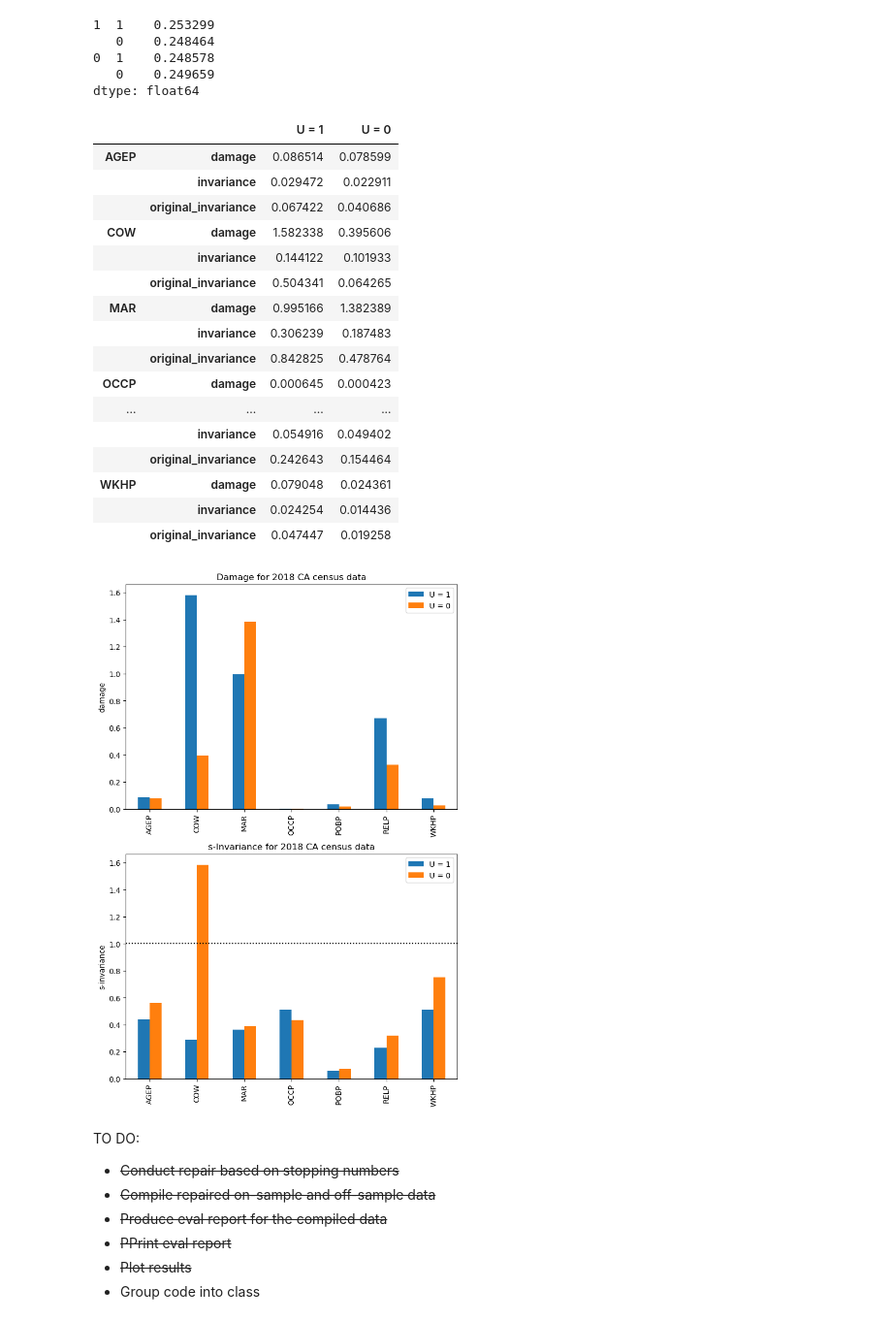
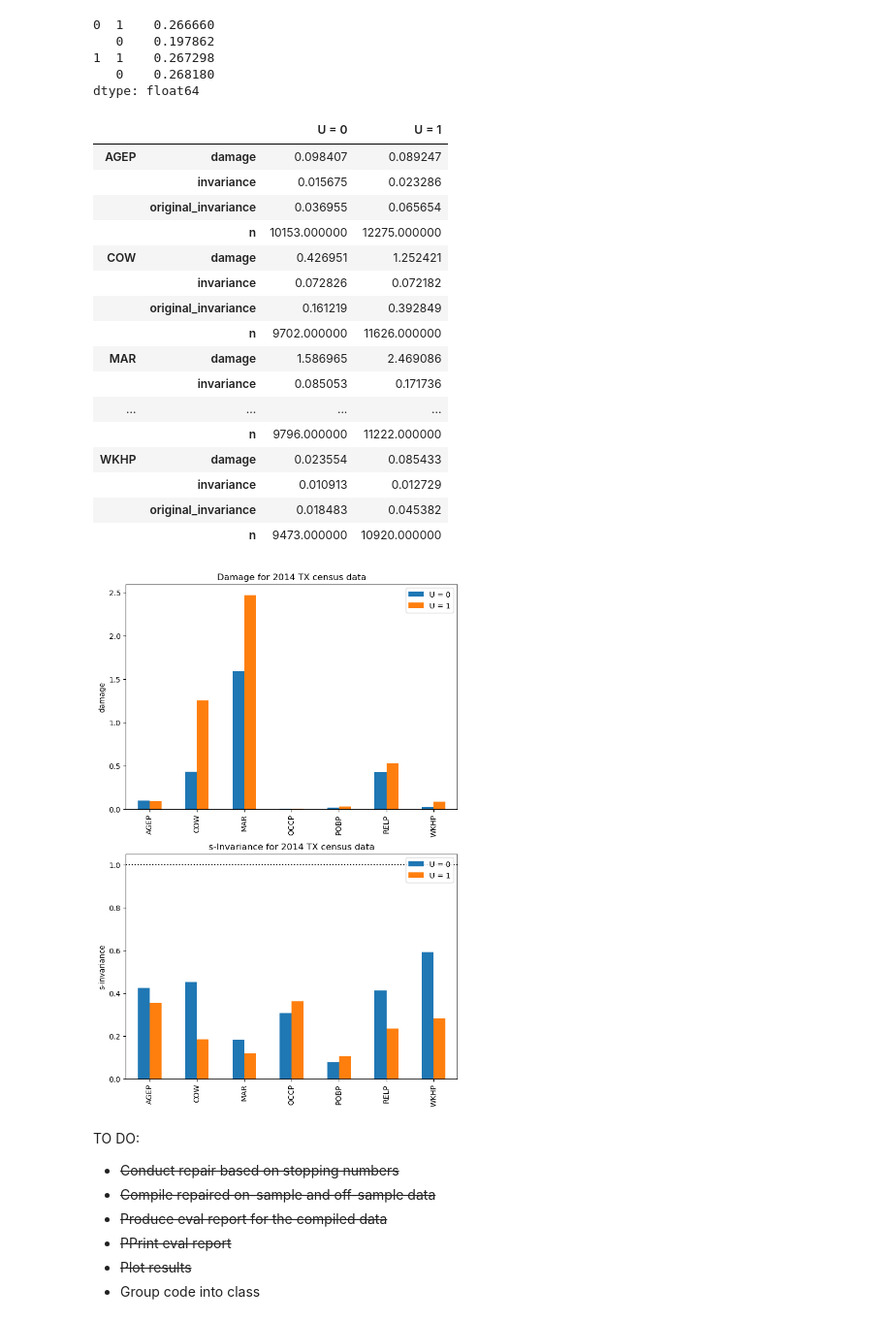
Before and after one commit to Langbridge/Non-IID-OT, a Jupyter notebook: forgetting_repair_test.ipynb, the cells around one changed output. Shown at 97% size. Cells and saved outputs as stored; diff of their text form; code cells hidden in the pictures.

Commit message:
testing forgetting 2014-2023

```diff
--- a/forgetting_repair_test.ipynb
+++ b/forgetting_repair_test.ipynb
@@ -15,13 +15,16 @@ from lib.evals import eval_damage, eval_report
 
 from pprint import pprint
 # %%
-year, state = 2018, 'CA'
+year, state = 2014, 'TX'
+u_feat, u_thresh = 'SCHL', 16
+s_feat, s_thresh = 'RAC1P', 1
 
 epsilon = 4e-3
 v_init = 1e-4
+forgetting_factor = 0.1
 # %%
 data, labels = load_ACS_income(year, state)
-data = preprocess_ACS_data(data, u='SCHL', u_thresh=16.0, s='RAC1P', s_thresh=1.0).sample(frac=1)
+data = preprocess_ACS_data(data, u=u_feat, u_thresh=u_thresh, s=s_feat, s_thresh=s_thresh).sample(frac=1) # shuffle incoming data
 
 print(f'Total respondents: {len(data)}')
 
@@ -79,10 +90,10 @@ pprint(stopping_nums)
 stopping_rb = pd.DataFrame.from_dict({u: {s: int(rules[f][u][s].curr_rule.v) for s in data['s'].unique()} for u in data['u'].unique()}, orient='index').stack()
 stopping_rb / stopping_rb.sum()
 # %% [output]
-1  1    0.253299
-   0    0.248464
-0  1    0.248578
-   0    0.249659
+0  1    0.266660
+   0    0.197862
+1  1    0.267298
+   0    0.268180
 dtype: float64
 # %%
 reports = []
@@ -105,62 +116,54 @@ for f in features:
     )
     reports[-1] = reports[-1].add_prefix('U = ')
 
-    # reports[-1]['Approximation Damage'] = eval_damage(stopping_data[f], data[f], n=100, method='TV')
+    reports[-1].loc[(f, 'n'), ['U = 0','U = 1']] = [np.floor(rules[f][0][0].curr_rule.v) + np.floor(rules[f][0][1].curr_rule.v),
+                                                    np.floor(rules[f][1][0].curr_rule.v) + np.floor(rules[f][1][1].curr_rule.v)]
 # %%
 report = pd.concat(reports)
 report
 # %% [output]
-|  |  | U = 1 | U = 0 |
-| AGEP | damage | 0.086514 | 0.078599 |
-|  | invariance | 0.029472 | 0.022911 |
-|  | original_invariance | 0.067422 | 0.040686 |
-| COW | damage | 1.582338 | 0.395606 |
-|  | invariance | 0.144122 | 0.101933 |
-|  | original_invariance | 0.504341 | 0.064265 |
-| MAR | damage | 0.995166 | 1.382389 |
-|  | invariance | 0.306239 | 0.187483 |
-|  | original_invariance | 0.842825 | 0.478764 |
-| OCCP | damage | 0.000645 | 0.000423 |
+|  |  | U = 0 | U = 1 |
+| AGEP | damage | 0.098407 | 0.089247 |
+|  | invariance | 0.015675 | 0.023286 |
+|  | original_invariance | 0.036955 | 0.065654 |
+|  | n | 10153.000000 | 12275.000000 |
+| COW | damage | 0.426951 | 1.252421 |
+|  | invariance | 0.072826 | 0.072182 |
+|  | original_invariance | 0.161219 | 0.392849 |
+|  | n | 9702.000000 | 11626.000000 |
+| MAR | damage | 1.586965 | 2.469086 |
+|  | invariance | 0.085053 | 0.171736 |
 | ... | ... | ... | ... |
-|  | invariance | 0.054916 | 0.049402 |
-|  | original_invariance | 0.242643 | 0.154464 |
-| WKHP | damage | 0.079048 | 0.024361 |
-|  | invariance | 0.024254 | 0.014436 |
-|  | original_invariance | 0.047447 | 0.019258 |
+|  | n | 9796.000000 | 11222.000000 |
+| WKHP | damage | 0.023554 | 0.085433 |
+|  | invariance | 0.010913 | 0.012729 |
+|  | original_invariance | 0.018483 | 0.045382 |
+|  | n | 9473.000000 | 10920.000000 |
 # %%
 fig, axs = plt.subplots(2,1, figsize=(8,12))
 
 # Data damage
-report.iloc[::3,:2].plot.bar(ax=axs[0])
+report.iloc[::4,:2].plot.bar(ax=axs[0])
 
-axs[0].set_xticklabels(report.index.get_level_values(0)[::3])
-
-# handles, labels = axs[0].get_legend_handles_labels()
-# axs[0].legend(handles, [f'U = {u}' for u in labels]) # Reverses the order
+axs[0].set_xticklabels(report.index.get_level_values(0)[::4])
 
 axs[0].set_title(f'Damage for {year} {state} census data')
 axs[0].set_ylabel(f'damage')
 
 
 # s-invariance
-# report.iloc[1::3,:2].plot.bar(ax=axs[1]) # invariance
-(report.iloc[1::3] / report.iloc[2::3].values).plot.bar(ax=axs[1]) # scaled invariance
+# report.iloc[1::4,:2].plot.bar(ax=axs[1]) # invariance
+(report.iloc[1::4] / report.iloc[2::4].values).plot.bar(ax=axs[1]) # scaled invariance
 axs[1].hlines(y=1, xmin=-1, xmax=7, colors='k', linestyles='dotted')
 
-# report.iloc[2::3,0].plot(ax=axs[1], style='+', c='blue', legend=False)
-# report.iloc[2::3,1].plot(ax=axs[1], style='+', c='red', legend=False)
-
-axs[1].set_xticklabels(report.index.get_level_values(0)[1::3])
-
-# handles, labels = axs[1].get_legend_handles_labels()
-# axs[1].legend(handles, [f'U = {u}' for u in labels]) # Reverses the order
+axs[1].set_xticklabels(report.index.get_level_values(0)[1::4])
 
 axs[1].set_title(f's-Invariance for {year} {state} census data')
 axs[1].set_ylabel(f's-invariance')
 
 # axs[1].set_ylim((0,5))
 
-fig.savefig(f'results/initial_forgetting_tests/{year}-{state}-no_forgetting-{epsilon}-{v_init}.png', bbox_inches='tight')
+fig.savefig(f'results/initial_forgetting_tests/{year}-{state}_{u_feat}-{int(u_thresh)}_{s_feat}-{int(s_thresh)}_{epsilon}-{v_init}-{forgetting_factor}.png', bbox_inches='tight')
 # %% [output]
-[figure, old version]
+[figure, new version]
 # %%
```
Also changed, not shown: parts of 9 cells of this notebook, 2 other files.
